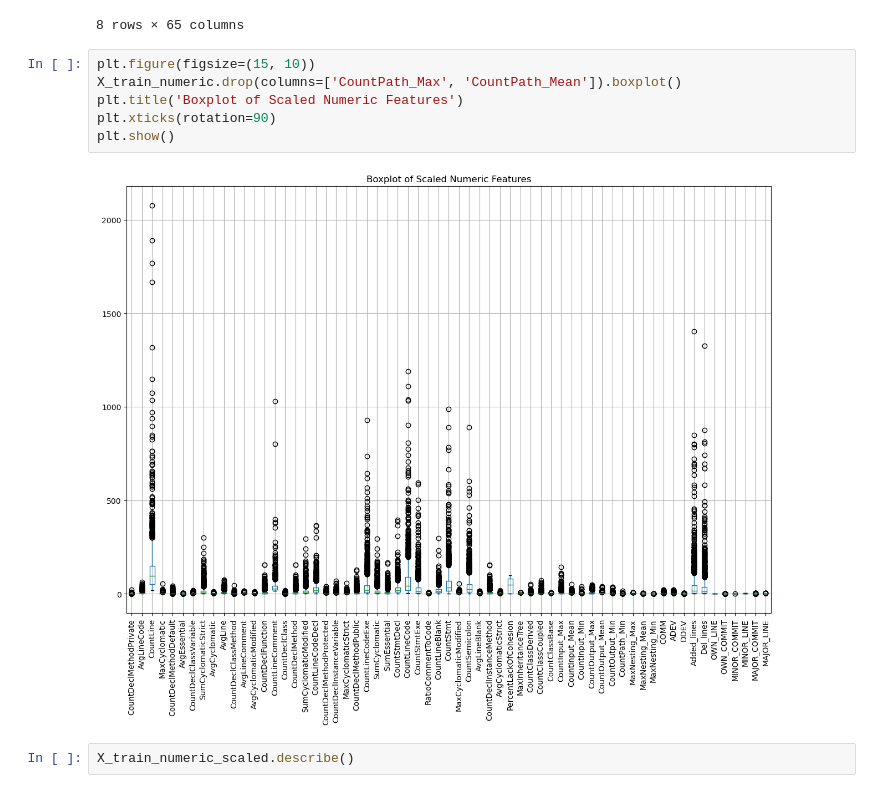
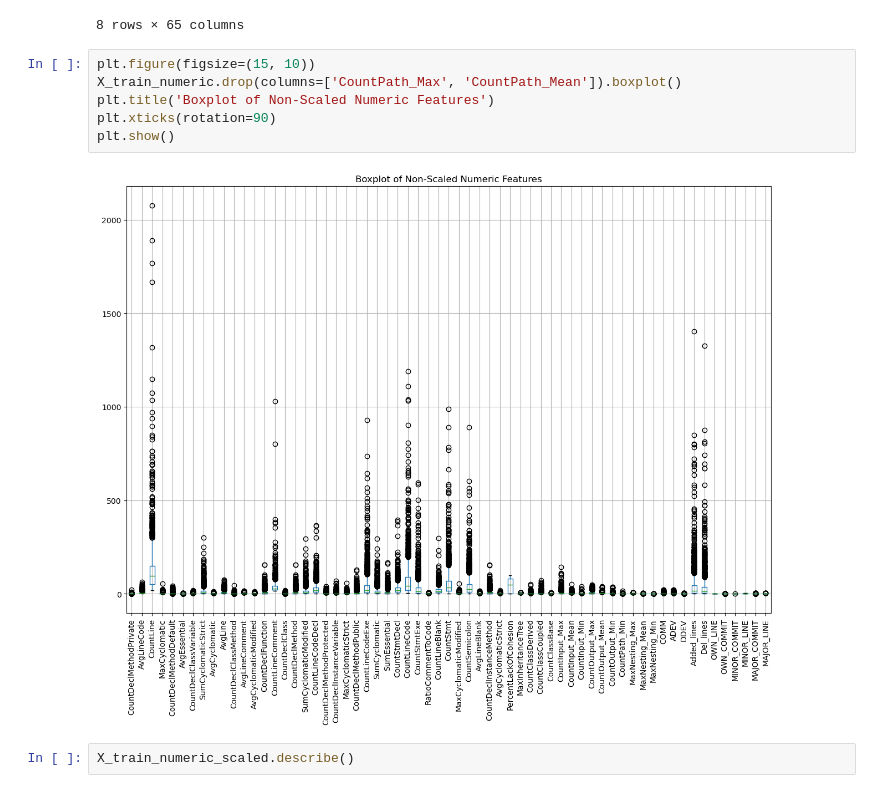
Before and after one commit to alvaldes/pred-err, a Jupyter notebook: Class Balance/JIRA/jira/activemq-5.0.0.ipynb, the cells around one changed output. Drawn from its saved outputs; the diff is of its cells as text.

```diff
--- a/Class Balance/JIRA/jira/activemq-5.0.0.ipynb
+++ b/Class Balance/JIRA/jira/activemq-5.0.0.ipynb
@@ -184,11 +184,11 @@ X_train_numeric.describe()
 # %%
 plt.figure(figsize=(15, 10))
 X_train_numeric.drop(columns=['CountPath_Max', 'CountPath_Mean']).boxplot()
-plt.title('Boxplot of Scaled Numeric Features')
+plt.title('Boxplot of Non-Scaled Numeric Features')
 plt.xticks(rotation=90)
 plt.show()
 # %% [output]
-[figure, old version]
+[figure, new version]
 # %%
 X_train_numeric_scaled.describe()
 # %% [output]
```
